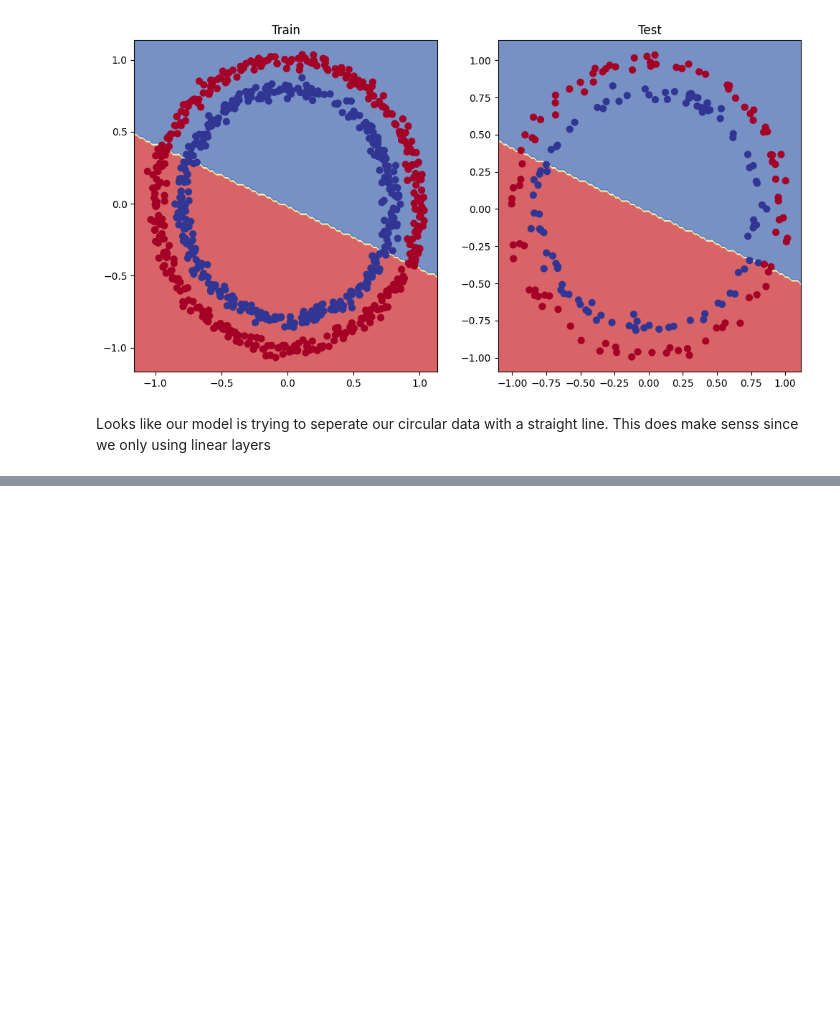
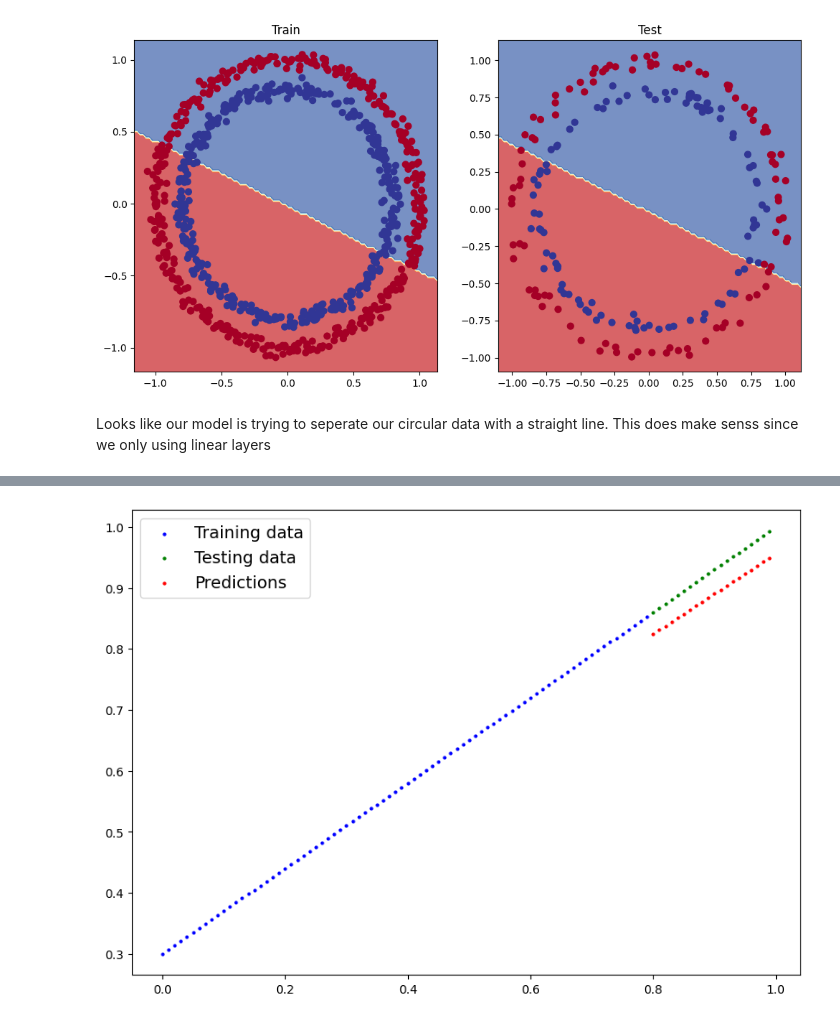
Before and after one commit to gauthiermartin/deeplearning-with-pytorch-course, a Jupyter notebook: 02_neural_network_classification_with_pytorch.ipynb, the cells around one changed output, grey strips where cells are left out. Saved outputs shown, nothing was run; the diff lists cells and outputs as text; code cells hidden in the pictures; blank space fills up the shorter version.

```diff
--- a/02_neural_network_classification_with_pytorch.ipynb
+++ b/02_neural_network_classification_with_pytorch.ipynb
@@ -465,0 +660,4 @@ Looks like our model is trying to seperate our circular data with a straight lin
+# %%
+# Loss and optimizer
+loss_fn = nn.L1Loss() #MAE Loss with regression data
+optimizer = torch.optim.SGD(params=model_2.parameters(), lr=0.01)
@@ -465,0 +707,17 @@ Looks like our model is trying to seperate our circular data with a straight lin
+# %%
+model_2.eval()
+
+# Predictions
+with torch.inference_mode():
+  y_preds = model_2(X_test_regression)
+
+# Plot data and predictions
+plot_predictions(
+    train_data=X_train_regression.cpu(),
+    train_labels=y_train_regression.cpu(),
+    test_data=X_test_regression.cpu(),
+    test_labels=y_test_regression.cpu(),
+    predictions=y_preds.cpu()
+)
+# %% [output]
+[figure, added]
```
Also changed, not shown: parts of 57 cells of this notebook.
